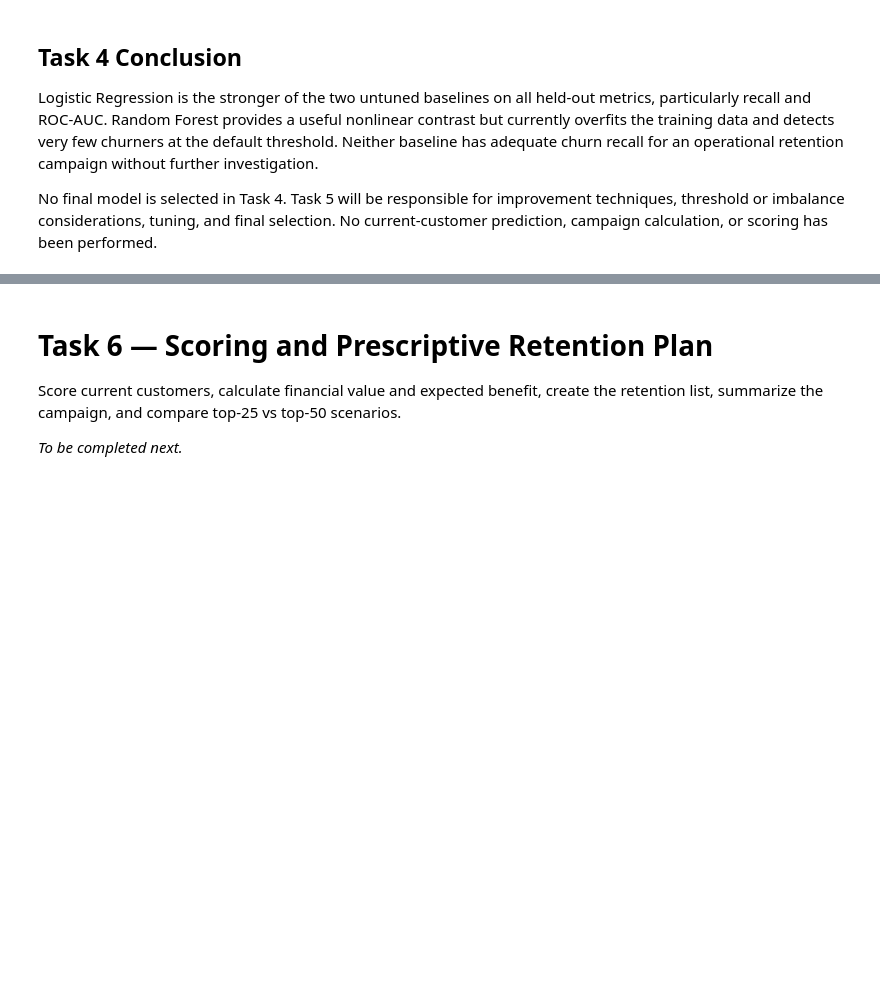
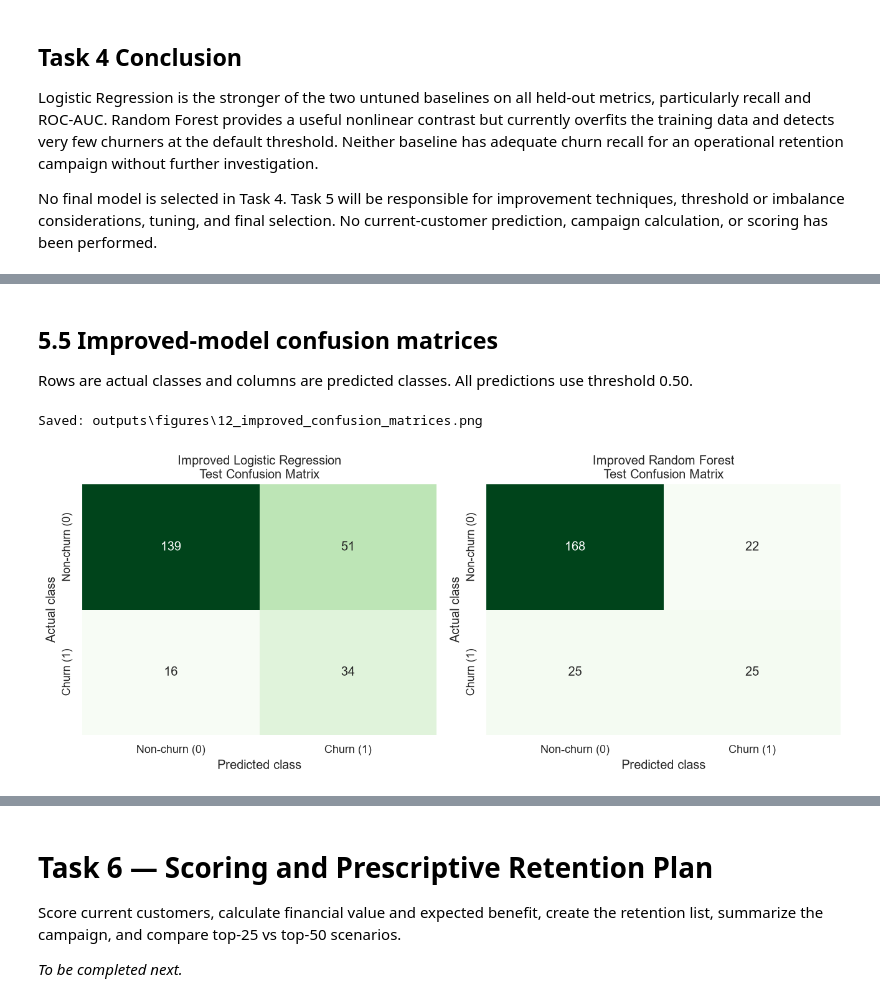
Before and after one commit to HaneenDahbour/novamart-customer-retention, a Jupyter notebook: NovaMart_Final_Project.ipynb, the cells around one changed output, grey strips where cells are left out. Drawn from its saved outputs; the diff is of its cells as text; code cells hidden in the pictures; blank space fills up the shorter version.

Commit message:
Improve churn models and select final model

```diff
--- a/NovaMart_Final_Project.ipynb
+++ b/NovaMart_Final_Project.ipynb
@@ -1371,0 +1596,24 @@ Apply at least two justified improvement techniques, compare before/after perfor
+# %% [markdown]
+## 5.5 Improved-model confusion matrices
+
+Rows are actual classes and columns are predicted classes. All predictions use threshold 0.50.
+# %%
+selected_improved_models = {
+    "Improved Logistic Regression": weighted_logistic_pipeline,
+    "Improved Random Forest": forest_search.best_estimator_,
+}
+fig, axes = plt.subplots(1, 2, figsize=(11, 4.6))
+for ax, (model_name, candidate) in zip(axes, selected_improved_models.items()):
+    predictions = candidate.predict(X_test)
+    matrix = confusion_matrix(y_test, predictions)
+    sns.heatmap(matrix, annot=True, fmt="d", cmap="Greens", cbar=False,
+                xticklabels=["Non-churn (0)", "Churn (1)"],
+                yticklabels=["Non-churn (0)", "Churn (1)"], ax=ax)
+    ax.set_title(f"{model_name}\nTest Confusion Matrix")
+    ax.set_xlabel("Predicted class")
+    ax.set_ylabel("Actual class")
+
+save_and_display(fig, "12_improved_confusion_matrices.png")
+# %% [output]
+Saved: outputs\figures\12_improved_confusion_matrices.png
+[figure, added]
```
Also changed, not shown: parts of 21 cells of this notebook, 2 other files.
